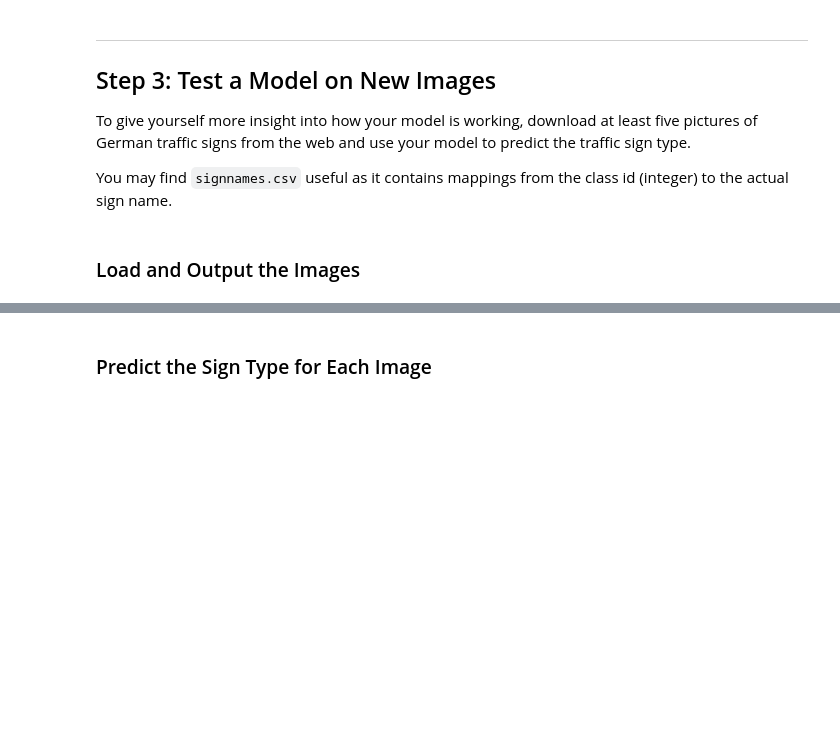
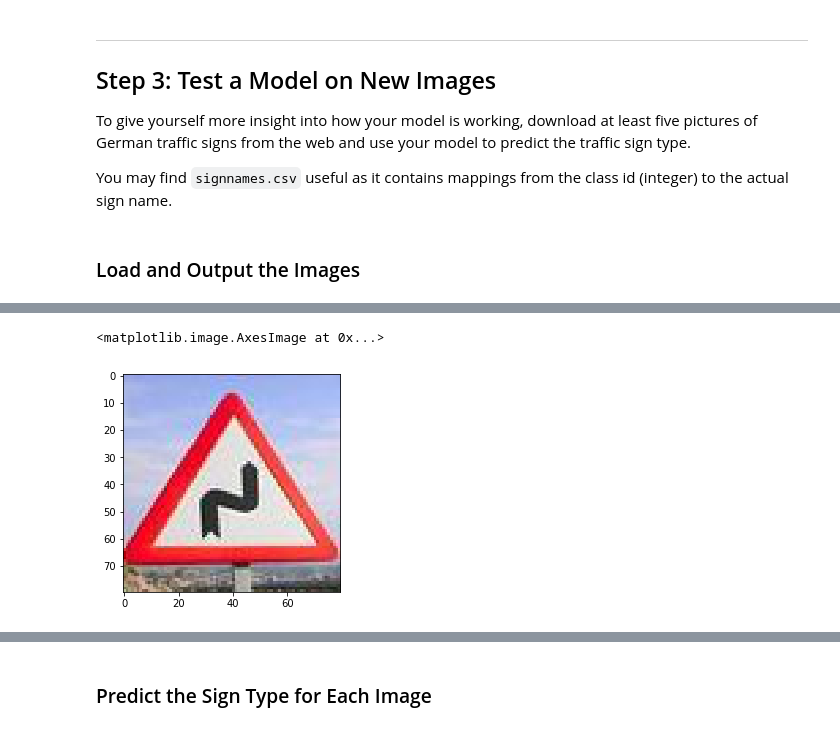
Before and after one commit to AdarshK1/CarND-Traffic-Sign-Classifier-Project, a Jupyter notebook: Traffic_Sign_Classifier.ipynb, the cells around one changed output, grey strips where cells are left out. Drawn from its saved outputs; the diff is of its cells as text; code cells hidden in the pictures; blank space fills up the shorter version.

```diff
--- a/Traffic_Sign_Classifier.ipynb
+++ b/Traffic_Sign_Classifier.ipynb
@@ -389,0 +384,6 @@ You may find `signnames.csv` useful as it contains mappings from the class id (i
+# %%
+double_curve = cv2.imread("./images/double_curve.jpg")
+plt.imshow(cv2.cvtColor(double_curve, cv2.COLOR_BGR2RGB))
+# %% [output]
+<matplotlib.image.AxesImage at 0x...>
+[figure, added]
```
Also changed, not shown: parts of 10 cells of this notebook, 9 other files.
